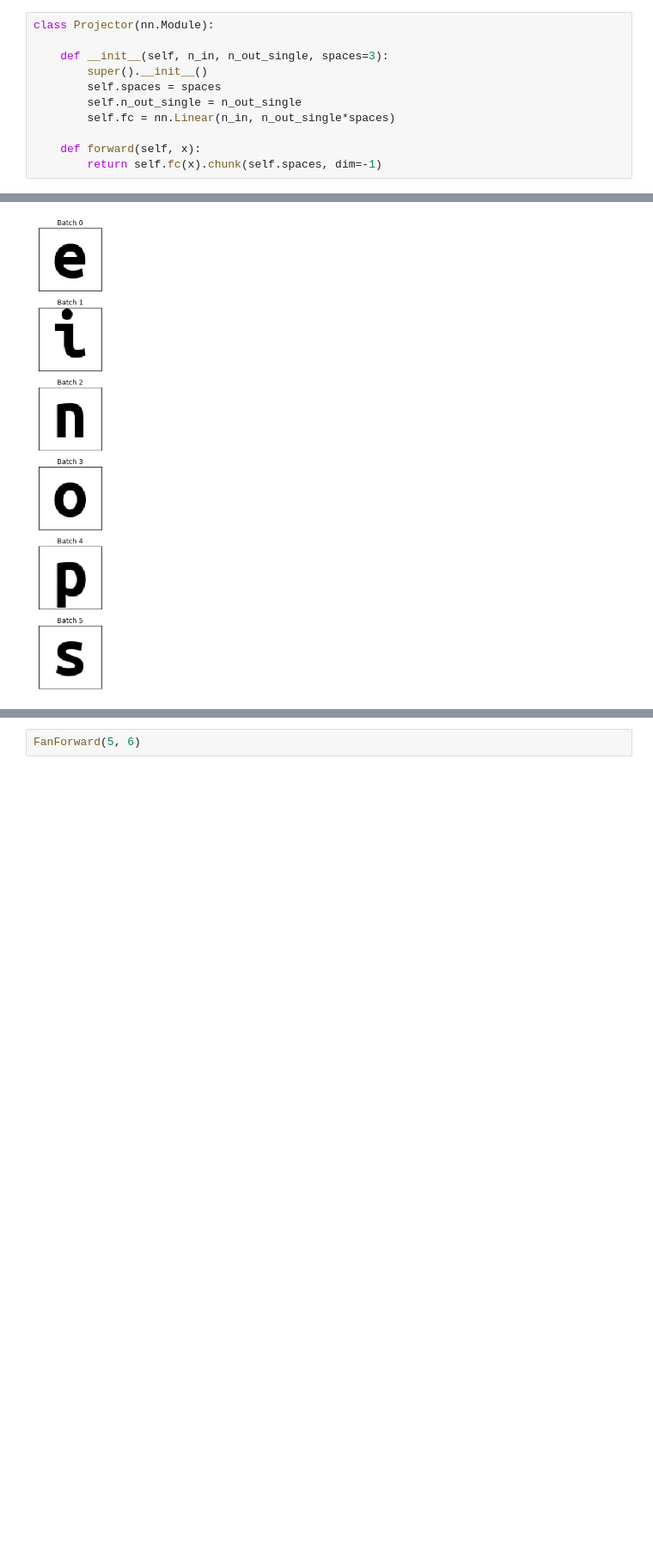
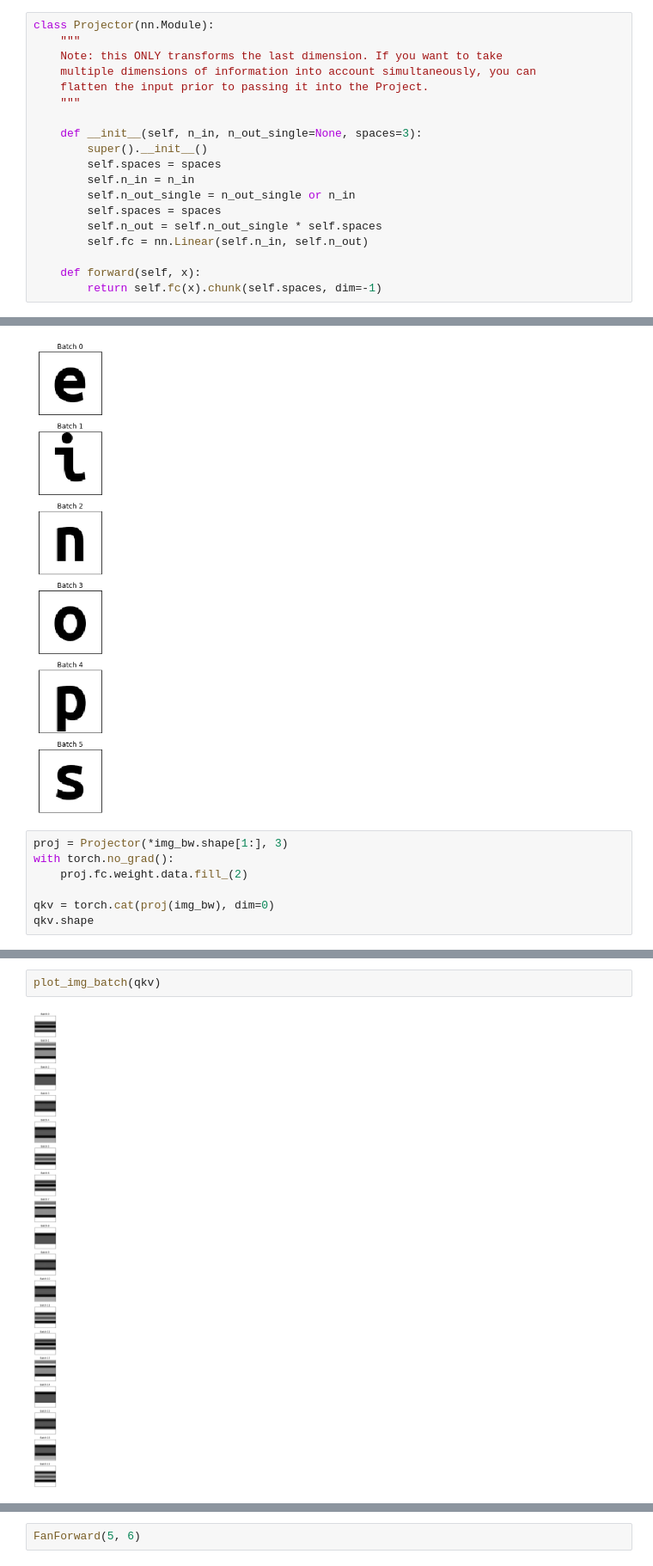
Before and after one commit to hdmamin/incendio, a Jupyter notebook: scratch_notebooks/annotated-gpt2-blogpost.ipynb, the cells around one changed output, grey strips where cells are left out. Shown: that part at 86% size. Saved outputs shown, nothing was run; the diff lists cells and outputs as text; blank space fills up the shorter version.

```diff
--- a/scratch_notebooks/annotated-gpt2-blogpost.ipynb
+++ b/scratch_notebooks/annotated-gpt2-blogpost.ipynb
@@ -95,12 +95,20 @@ res.shape
 torch.Size([2, 4, 8])
 # %%
 class Projector(nn.Module):
+    """
+    Note: this ONLY transforms the last dimension. If you want to take
+    multiple dimensions of information into account simultaneously, you can
+    flatten the input prior to passing it into the Project.
+    """
 
-    def __init__(self, n_in, n_out_single, spaces=3):
+    def __init__(self, n_in, n_out_single=None, spaces=3):
         super().__init__()
         self.spaces = spaces
-        self.n_out_single = n_out_single
-        self.fc = nn.Linear(n_in, n_out_single*spaces)
+        self.n_in = n_in
+        self.n_out_single = n_out_single or n_in
+        self.spaces = spaces
+        self.n_out = self.n_out_single * self.spaces
+        self.fc = nn.Linear(self.n_in, self.n_out)
 
     def forward(self, x):
         return self.fc(x).chunk(self.spaces, dim=-1)
@@ -125,3 +134,10 @@ plot_img_batch(img)
 plot_img_batch(img_bw)
 # %% [output]
 [figure]
+# %%
+proj = Projector(*img_bw.shape[1:], 3)
+with torch.no_grad():
+    proj.fc.weight.data.fill_(2)
+
+qkv = torch.cat(proj(img_bw), dim=0)
+qkv.shape
@@ -128 +161,5 @@ plot_img_batch(img_bw)
+# %%
+plot_img_batch(qkv)
+# %% [output]
+[figure, added]
 # %%
```
Also changed, not shown: parts of 17 cells of this notebook.
